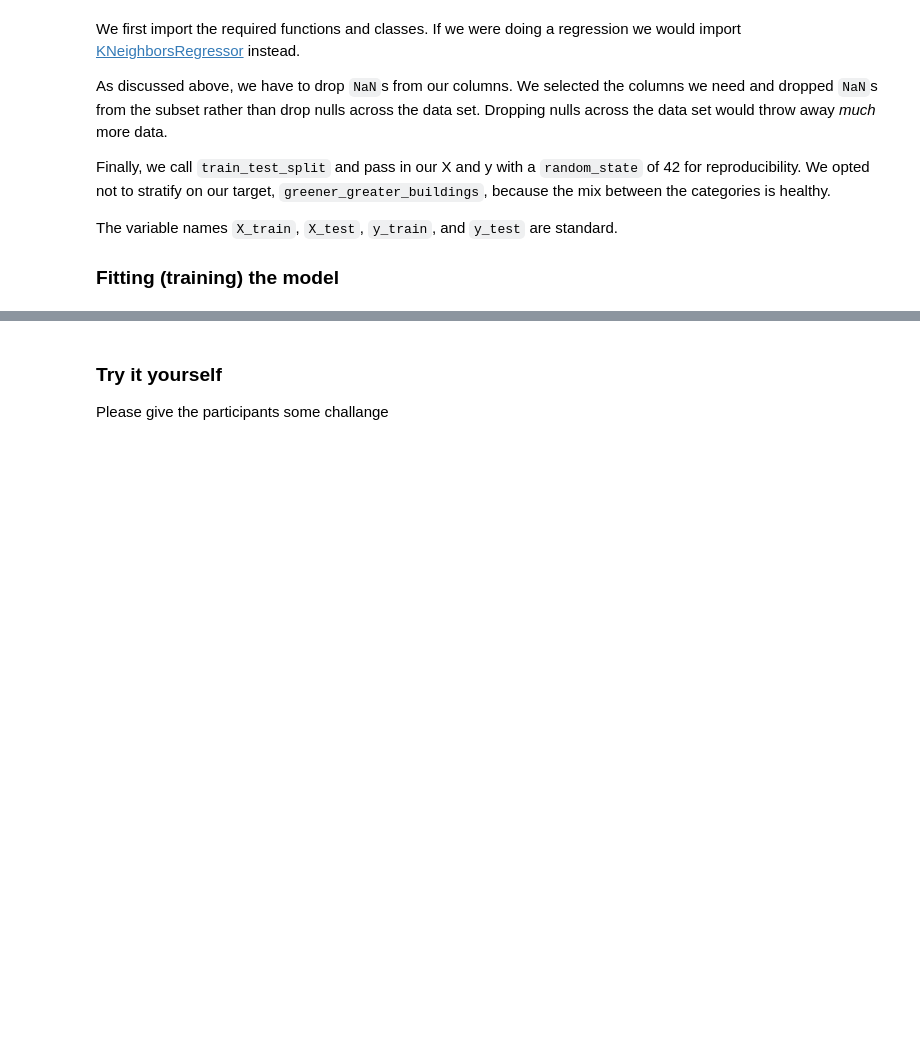
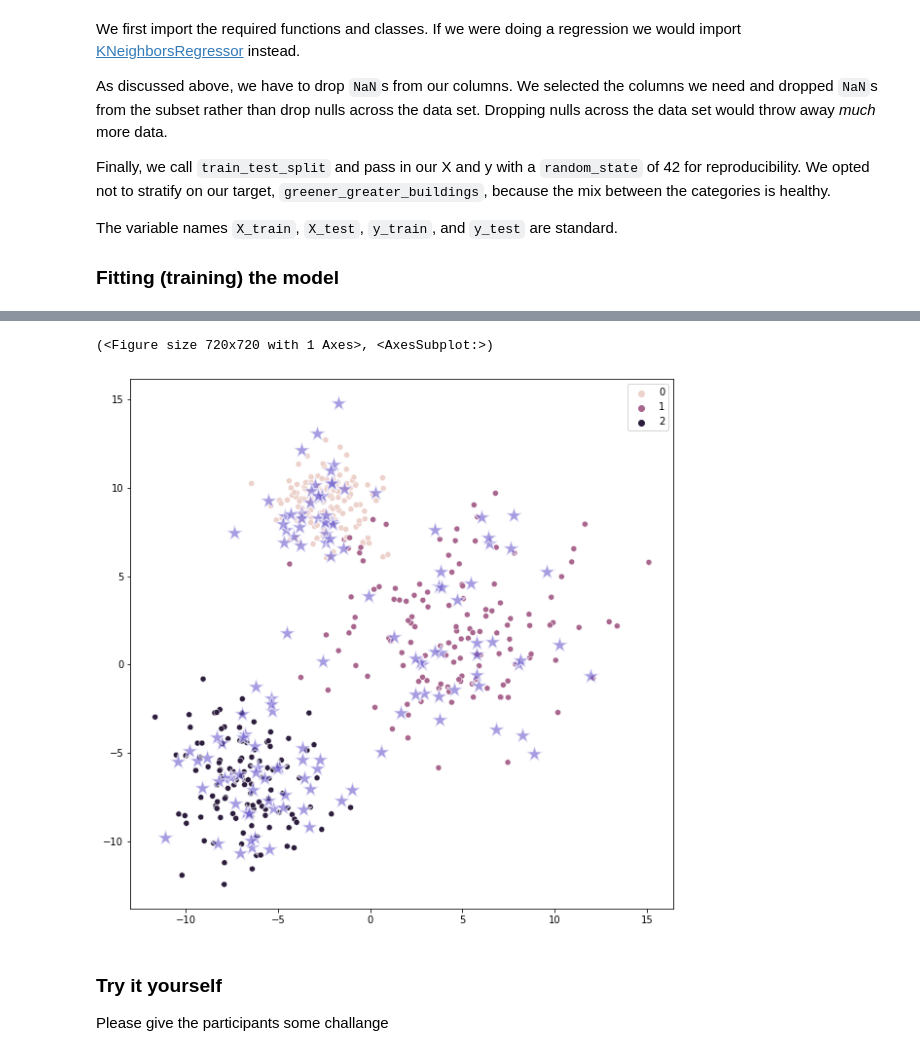
Before and after one commit to habibaaziz/OPEN_DATA_NYC_2021, a Jupyter notebook: MachineLearning.ipynb, the cells around one changed output, grey strips where cells are left out. Saved outputs shown, nothing was run; the diff lists cells and outputs as text; code cells hidden in the pictures; blank space fills up the shorter version.

```diff
--- a/MachineLearning.ipynb
+++ b/MachineLearning.ipynb
@@ -427,14 +462,0 @@ knn = KNeighborsClassifier(n_neighbors = 3)
-# %%
-plt.figure()
-
-for s in t:
-
-    scores = [] #List for scores, but reset with each value in the list, t
-    for i in range(1,1000): #Train for a 1,000 iterations
-        X_train, X_test, y_train, y_test = train_test_split(X, y, test_size = 1-s)
-        knn.fit(X_train, y_train)
-        scores.append(knn.score(X_test, y_test)) #Append scores
-    plt.plot(s, np.mean(scores), 'bo') #Save the average value of these scores for this value in t
-
-plt.xlabel('Training set proportion (%)')
-plt.ylabel('accuracy');
@@ -443,3 +469,32 @@ plt.ylabel('accuracy');
+# %%
+from sklearn.datasets import make_blobs
+
+def random_data_test():
+    X, y = make_blobs(512,
+                      cluster_std=[1.5, 3.4, 2.3],
+                      random_state=42)
+    X_train, X_test, y_train, y_test = train_test_split(X, y,
+                                                        random_state=42)
+
+    fig, ax = plt.subplots(figsize=(10, 10))
+    sns.scatterplot(x=X_train[:, 0],
+                    y=X_train[:, 1],
+                    hue=y_train,
+                    ax=ax)
+    sns.scatterplot(x=X_test[:, 0],
+                    y=X_test[:, 1],
+                    color="slateblue",
+                    alpha=0.6,
+                    ax=ax,
+                    marker="*",
+                    s=300)
+
+    return fig, ax
+
+random_data_test()
+# %% [output]
+(<Figure size 720x720 with 1 Axes>, <AxesSubplot:>)
+[figure, added]
 # %% [markdown]
 ### Try it yourself
 
```
Also changed, not shown: parts of 20 cells of this notebook.
